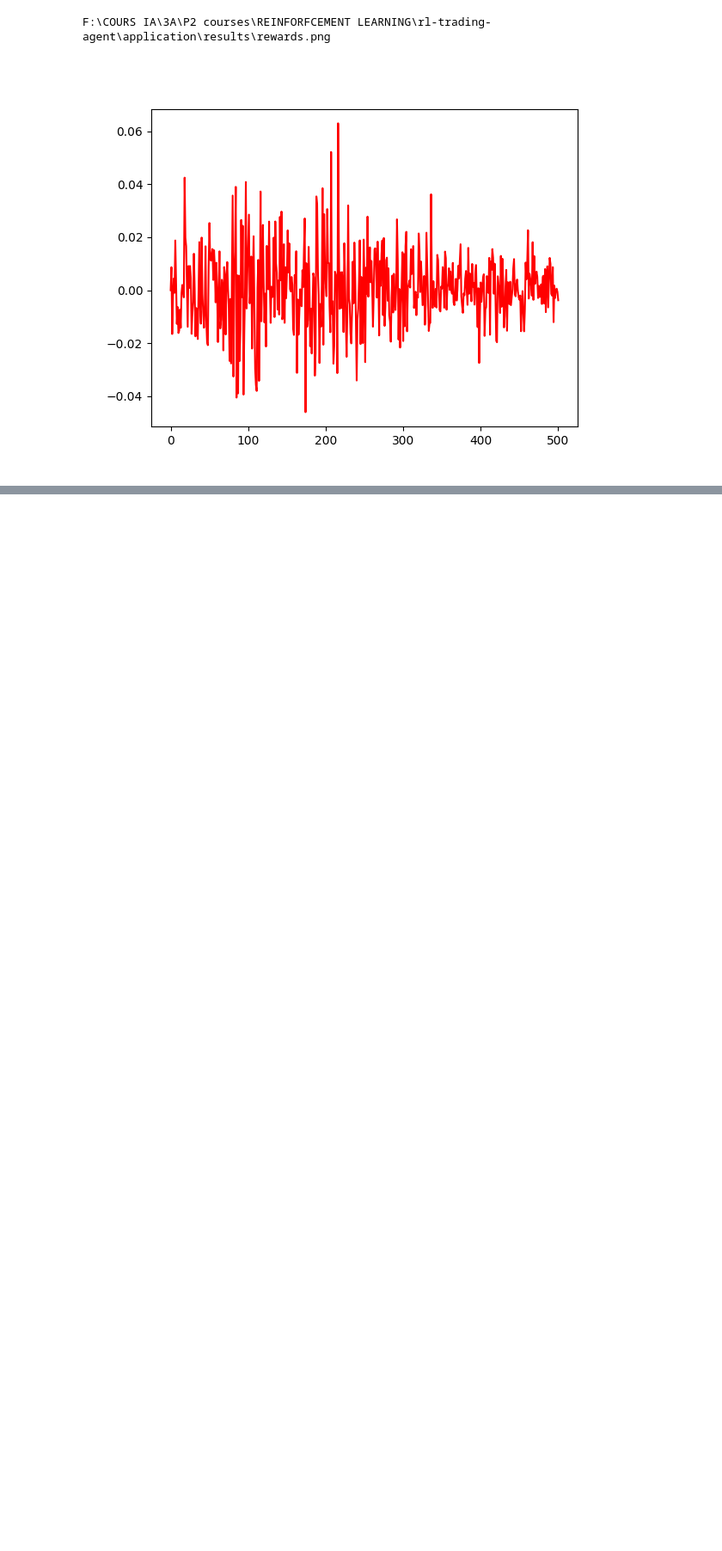
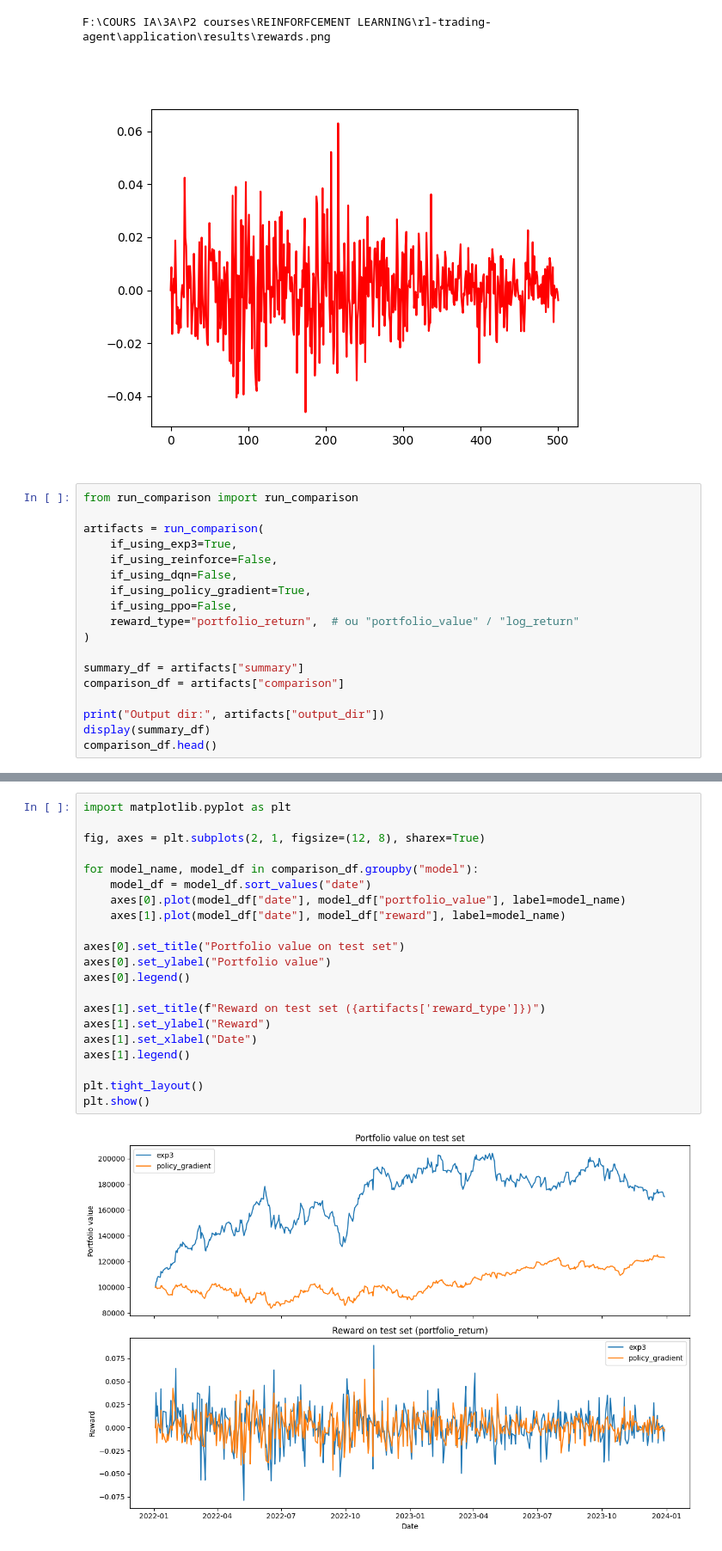
Before and after one commit to MellyKomugi/rl-trading-agent, a Jupyter notebook: application/test.ipynb, the cells around one changed output, grey strips where cells are left out. Shown at 86% size. Cells and saved outputs as stored; diff of their text form; blank space fills up the shorter version.

Commit message:
integration Exp3, PolicyGradient, et metrique

```diff
--- a/application/test.ipynb
+++ b/application/test.ipynb
@@ -151,3 +151,21 @@ F:\COURS IA\3A\P2 courses\REINFORFCEMENT LEARNING\rl-trading-agent\application\r
 [figure]
 F:\COURS IA\3A\P2 courses\REINFORFCEMENT LEARNING\rl-trading-agent\application\results\rewards.png
 [figure]
+# %%
+from run_comparison import run_comparison
+
+artifacts = run_comparison(
+    if_using_exp3=True,
+    if_using_reinforce=False,
+    if_using_dqn=False,
+    if_using_policy_gradient=True,
+    if_using_ppo=False,
+    reward_type="portfolio_return",  # ou "portfolio_value" / "log_return"
+)
+
+summary_df = artifacts["summary"]
+comparison_df = artifacts["comparison"]
+
+print("Output dir:", artifacts["output_dir"])
+display(summary_df)
+comparison_df.head()
@@ -153,0 +229,23 @@ F:\COURS IA\3A\P2 courses\REINFORFCEMENT LEARNING\rl-trading-agent\application\r
+# %%
+import matplotlib.pyplot as plt
+
+fig, axes = plt.subplots(2, 1, figsize=(12, 8), sharex=True)
+
+for model_name, model_df in comparison_df.groupby("model"):
+    model_df = model_df.sort_values("date")
+    axes[0].plot(model_df["date"], model_df["portfolio_value"], label=model_name)
+    axes[1].plot(model_df["date"], model_df["reward"], label=model_name)
+
+axes[0].set_title("Portfolio value on test set")
+axes[0].set_ylabel("Portfolio value")
+axes[0].legend()
+
+axes[1].set_title(f"Reward on test set ({artifacts['reward_type']})")
+axes[1].set_ylabel("Reward")
+axes[1].set_xlabel("Date")
+axes[1].legend()
+
+plt.tight_layout()
+plt.show()
+# %% [output]
+[figure, added]
```
Also changed, not shown: parts of 4 cells of this notebook, 13 other files.
